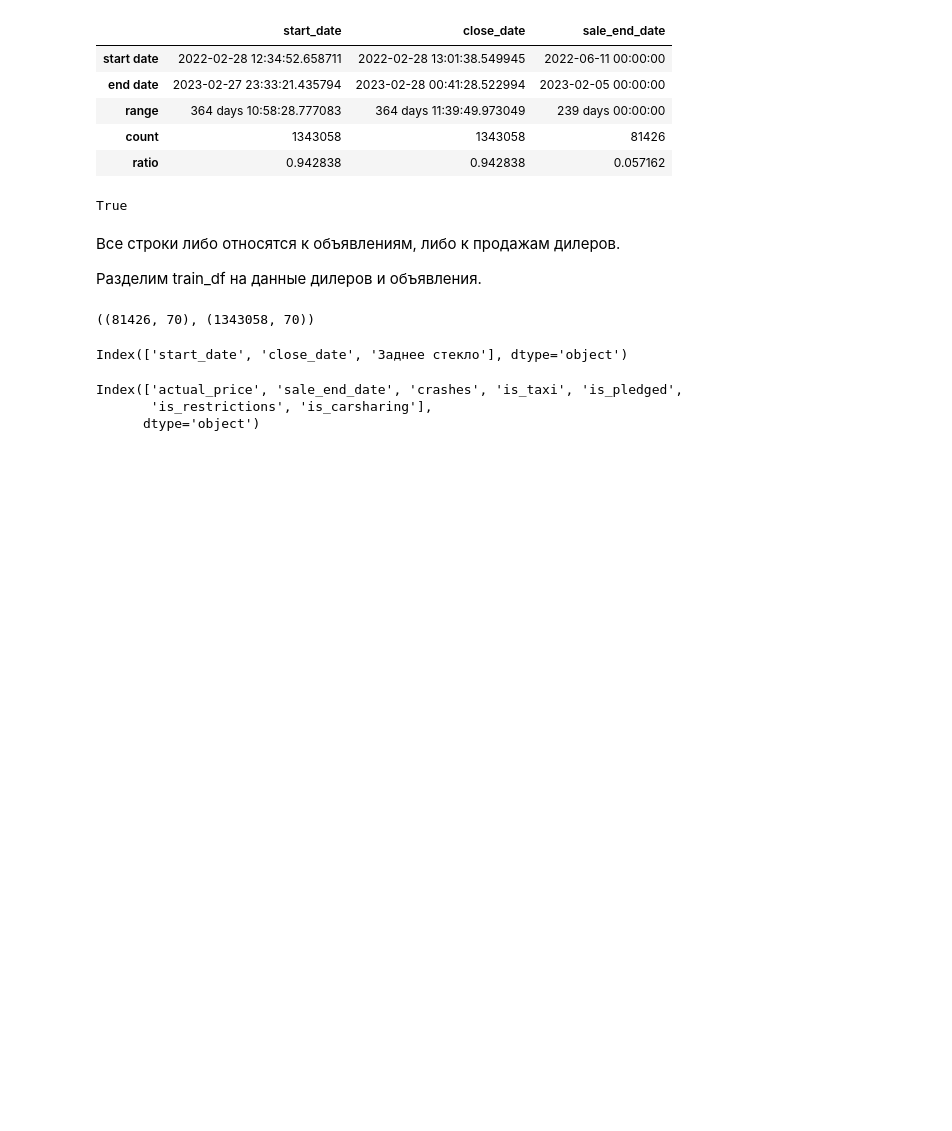
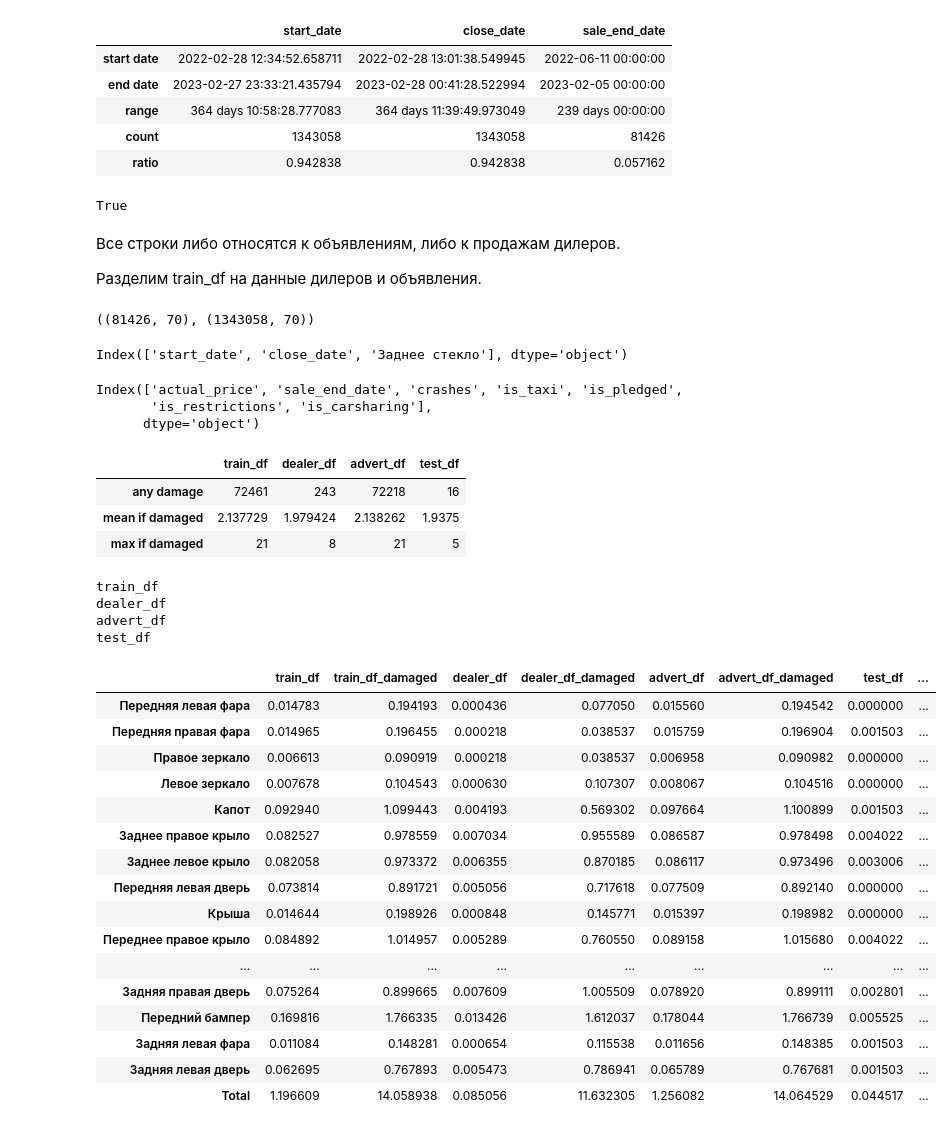
Before and after one commit to Sinus2x/CarValuationService, a Jupyter notebook: notebooks/eda_ryzhkov.ipynb, the cells around one changed output. Saved outputs shown, nothing was run; the diff lists cells and outputs as text; code cells hidden in the pictures; blank space fills up the shorter version.

Commit message:
add entropy and price calculation

```diff
--- a/notebooks/eda_ryzhkov.ipynb
+++ b/notebooks/eda_ryzhkov.ipynb
@@ -241,0 +246,44 @@ component_features = ['aktivnaya_bezopasnost_mult', 'electroprivod_mult', 'fary_
+# %%
+damage_info
+# %% [output]
+|  | train_df | dealer_df | advert_df | test_df |
+| any damage | 72461 | 243 | 72218 | 16 |
+| mean if damaged | 2.137729 | 1.979424 | 2.138262 | 1.9375 |
+| max if damaged | 21 | 8 | 21 | 5 |
+# %%
+damage_manager = MultiCatManager(train_df, test_df, damage_features, 'damage_features')
+damage_manager.build()
+# %%
+damage_stats = pd.DataFrame(index=damage_features)
+for name, df in df_dict.items():
+    print(name)
+    damage_stats[name] = damage_manager.get_entropy(df)
+    temp_mask = df[damage_features].notna().any(axis=1)
+    damage_stats[f'{name}_damaged'] = damage_manager.get_entropy(df[temp_mask])
+# %% [output]
+train_df
+dealer_df
+advert_df
+test_df
+# %%
+damage_stats.loc['Total'] = damage_stats.sum()
+# %%
+damage_stats.style.highlight_quantile(q_left=0.75)
+# %% [output]
+|  | train_df | train_df_damaged | dealer_df | dealer_df_damaged | advert_df | advert_df_damaged | test_df | ... |
+| Передняя левая фара | 0.014783 | 0.194193 | 0.000436 | 0.077050 | 0.015560 | 0.194542 | 0.000000 | ... |
+| Передняя правая фара | 0.014965 | 0.196455 | 0.000218 | 0.038537 | 0.015759 | 0.196904 | 0.001503 | ... |
+| Правое зеркало | 0.006613 | 0.090919 | 0.000218 | 0.038537 | 0.006958 | 0.090982 | 0.000000 | ... |
+| Левое зеркало | 0.007678 | 0.104543 | 0.000630 | 0.107307 | 0.008067 | 0.104516 | 0.000000 | ... |
+| Капот | 0.092940 | 1.099443 | 0.004193 | 0.569302 | 0.097664 | 1.100899 | 0.001503 | ... |
+| Заднее правое крыло | 0.082527 | 0.978559 | 0.007034 | 0.955589 | 0.086587 | 0.978498 | 0.004022 | ... |
+| Заднее левое крыло | 0.082058 | 0.973372 | 0.006355 | 0.870185 | 0.086117 | 0.973496 | 0.003006 | ... |
+| Передняя левая дверь | 0.073814 | 0.891721 | 0.005056 | 0.717618 | 0.077509 | 0.892140 | 0.000000 | ... |
+| Крыша | 0.014644 | 0.198926 | 0.000848 | 0.145771 | 0.015397 | 0.198982 | 0.000000 | ... |
+| Переднее правое крыло | 0.084892 | 1.014957 | 0.005289 | 0.760550 | 0.089158 | 1.015680 | 0.004022 | ... |
+| ... | ... | ... | ... | ... | ... | ... | ... | ... |
+| Задняя правая дверь | 0.075264 | 0.899665 | 0.007609 | 1.005509 | 0.078920 | 0.899111 | 0.002801 | ... |
+| Передний бампер | 0.169816 | 1.766335 | 0.013426 | 1.612037 | 0.178044 | 1.766739 | 0.005525 | ... |
+| Задняя левая фара | 0.011084 | 0.148281 | 0.000654 | 0.115538 | 0.011656 | 0.148385 | 0.001503 | ... |
+| Задняя левая дверь | 0.062695 | 0.767893 | 0.005473 | 0.786941 | 0.065789 | 0.767681 | 0.001503 | ... |
+| Total | 1.196609 | 14.058938 | 0.085056 | 11.632305 | 1.256082 | 14.064529 | 0.044517 | ... |
```
Also changed, not shown: parts of 12 cells of this notebook, 2 other files.
